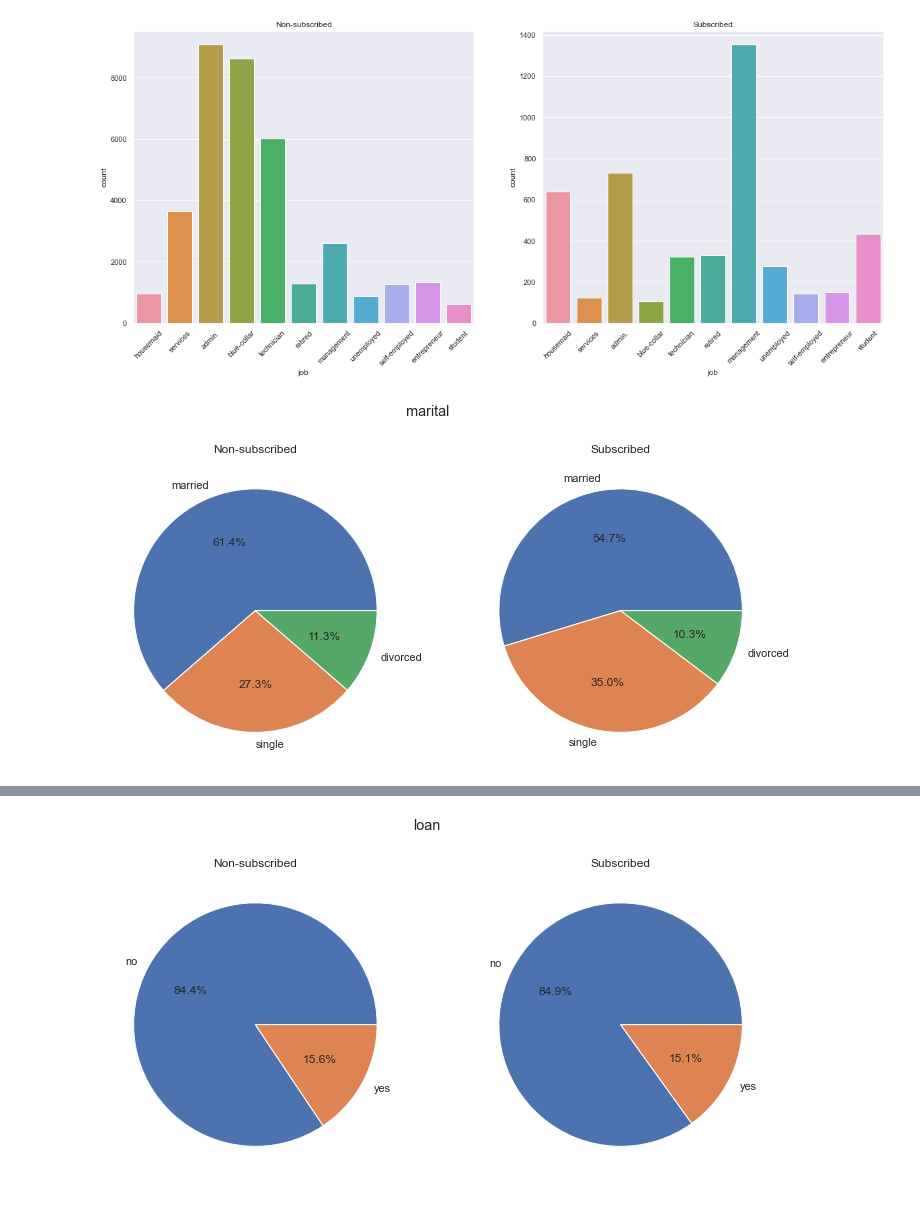
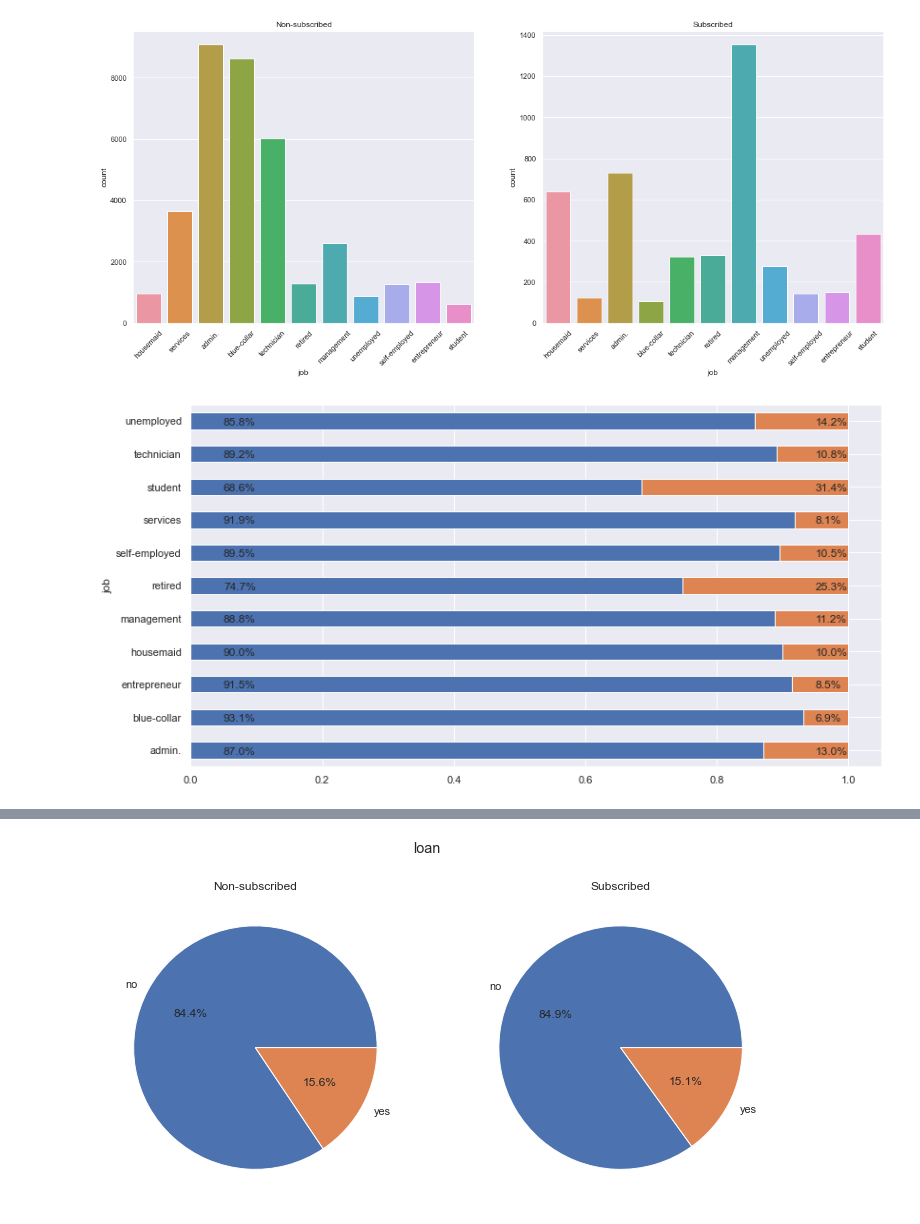
Before and after one commit to DucNgMinh/Data-Driven-Marketing, a Jupyter notebook: Buoi 3.ipynb, the cells around one changed output, grey strips where cells are left out. Cells and saved outputs as stored; diff of their text form; code cells hidden in the pictures.

```diff
--- a/Buoi 3.ipynb
+++ b/Buoi 3.ipynb
@@ -150,18 +167,19 @@ ax[1].set_xticklabels(ax[0].get_xticklabels(), rotation= 45)
  Text(9, 0, 'entrepreneur'),
  Text(10, 0, 'student')]
 [figure]
-# %%
-def categories_pie_plot(df, x, y):
-    fig, ax = plt.subplots(1,2, figsize= (12,6))
-    fig.suptitle(x)
-    x1 = df[df[y] == 0][x].value_counts(normalize= True).sort_values(ascending= False)
-    ax[0].pie(x1, labels= x1.index, autopct='%1.1f%%')
-    ax[0].title.set_text("Non-subscribed")
-
-    x2 = df[df[y] == 1][x].value_counts(normalize= True).sort_values(ascending= False)
-    ax[1].pie(x2, labels=x2.index, autopct='%1.1f%%')
-    ax[1].title.set_text("Subscribed")
-
-categories_pie_plot(df, 'marital', 'y')
-# %% [output]
-[figure, removed]
+# %%
+def get_stacked_bar_chart(df, feature, target, column):
+    pivot_df = pd.pivot_table(df, values=target, index=feature, columns= column, aggfunc=len)
+    ax = pivot_df.div(pivot_df.sum(axis=1),axis=0).plot(kind='barh',stacked=True,figsize=(13,7))
+    ax.get_legend().remove()
+
+    for p in ax.patches:
+        width, height = p.get_width(), p.get_height()
+        x, y = p.get_xy()
+        if x != 0:
+            x = 0.9
+        ax.annotate('{:.1%}'.format(width),(x + 0.05, y + 0.13))
+
+get_stacked_bar_chart(df, 'job', 'y', 'conversion')
+# %% [output]
+[figure, added]
```
Also changed, not shown: parts of 19 cells of this notebook.
